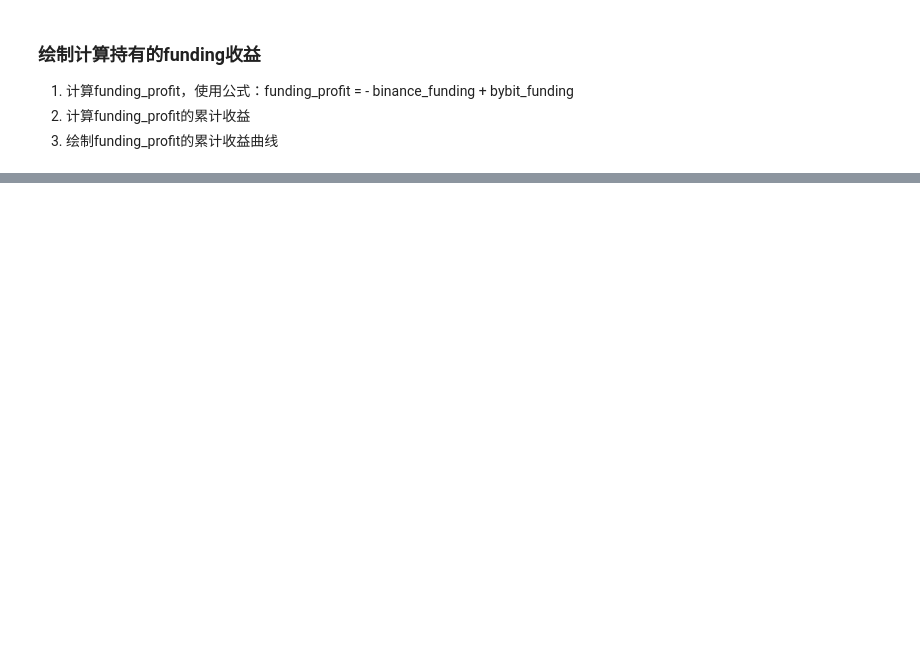
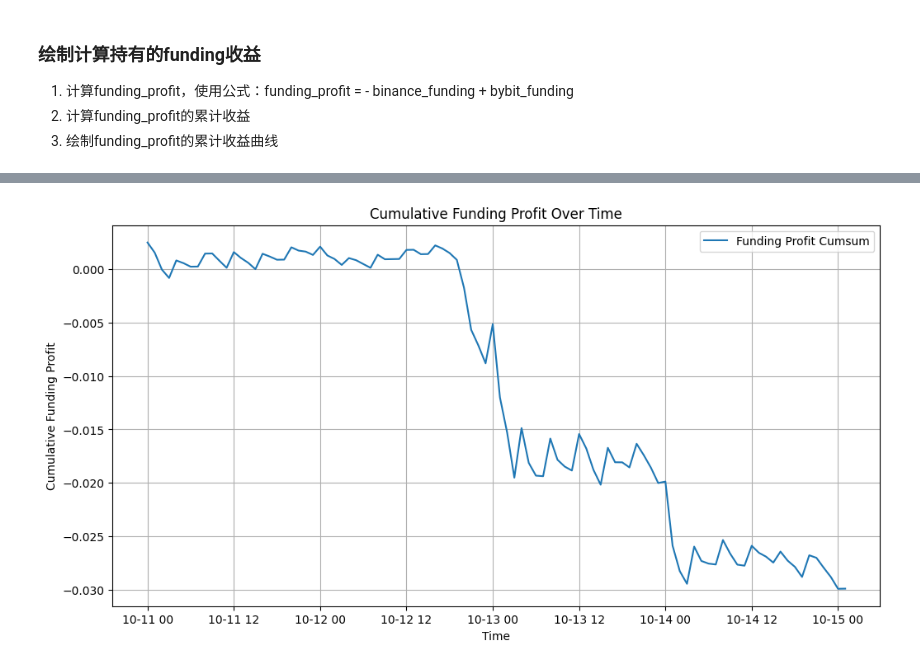
Before and after one commit to xb1002/fundingDataFetcher, a Jupyter notebook: analysis.ipynb, the cells around one changed output, grey strips where cells are left out. Saved outputs shown, nothing was run; the diff lists cells and outputs as text; code cells hidden in the pictures; blank space fills up the shorter version.

```diff
--- a/analysis.ipynb
+++ b/analysis.ipynb
@@ -7,9 +7,9 @@ import seaborn as sns
 import datetime
 # %%
 data_dir = "./data"
-symbol = "BNBUSDT"
-start_date = "2025-08-11"
-end_date = "2025-09-10"
+symbol = "API3USDT"
+start_date = "2025-10-11"
+end_date = "2025-10-16"
 interval = "1m"
 funding_file_name = f"{symbol}_{start_date}_{end_date}.csv"
 file_name = f"{symbol}_{start_date}_{end_date}_{interval}.csv"
@@ -52,6 +52,15 @@ binance_index_data_df = binance_index_data_df[["open_time", "close"]].rename(col
 bybit_index_data_df = bybit_index_data_df[["open_time", "close"]].rename(columns={"close": "index_price"})
 binance_premium_data_df = binance_premium_data_df[["open_time", "close"]].rename(columns={"close": "premium_index"})
 bybit_premium_data_df = bybit_premium_data_df[["open_time", "close"]].rename(columns={"close": "premium_index"})
+# %%
+# 计算funding interval,使用当前fundingTime与下一个fundingTime的差值
+# 将fundingTime转换为datetime格式
+binance_funding_data_df["fundingTime"] = pd.to_datetime(binance_funding_data_df["fundingTime"])
+bybit_funding_data_df["fundingTime"] = pd.to_datetime(bybit_funding_data_df["fundingTime"])
+binance_funding_data_df["funding_interval"] = ((binance_funding_data_df["fundingTime"].shift(-1) - binance_funding_data_df["fundingTime"]).dt.total_seconds() / 60 / 60)
+binance_funding_data_df.dropna(inplace=True)
+bybit_funding_data_df["funding_interval"] = ((bybit_funding_data_df["fundingTime"].shift(-1) - bybit_funding_data_df["fundingTime"]).dt.total_seconds() / 60 / 60)
+bybit_funding_data_df.dropna(inplace=True)
 # %% [markdown]
 ### 绘制计算持有的funding收益
 1. 计算funding_profit，使用公式：funding_profit = - binance_funding + bybit_funding
@@ -86,3 +109,26 @@ plt.show()
+# %%
+# 使用0填充缺失值
+funding_df = funding_df.fillna(0)
+# 计算 funding_profit
+funding_df["funding_profit"] = -funding_df["fundingRate_binance"] + funding_df["fundingRate_bybit"]
+# 计算 funding_profit 的累计收益
+funding_df["funding_profit_cumsum"] = funding_df["funding_profit"].cumsum()
+# 将 fundingTime 转换为 datetime 格式
+if funding_df["fundingTime"].dtype == np.int64 or funding_df["fundingTime"].dtype == np.float64:
+  funding_df["fundingTime"] = pd.to_datetime(funding_df["fundingTime"], unit="ms")
+elif funding_df["fundingTime"].dtype == object:
+  funding_df["fundingTime"] = pd.to_datetime(funding_df["fundingTime"])
+# 绘制 funding_profit 的累计收益曲线
+plt.figure(figsize=(12, 6))
+plt.plot(funding_df["fundingTime"], funding_df["funding_profit_cumsum"], label="Funding Profit Cumsum")
+plt.xlabel("Time")
+plt.ylabel("Cumulative Funding Profit")
+plt.title("Cumulative Funding Profit Over Time")
+plt.legend()
+plt.grid()
+plt.show()
+# %% [output]
+[figure, added]
 # %%
 # 合并文件
 # 先将价格，指数，溢价指数文件按open_time合并
```
Also changed, not shown: parts of 9 cells of this notebook.
